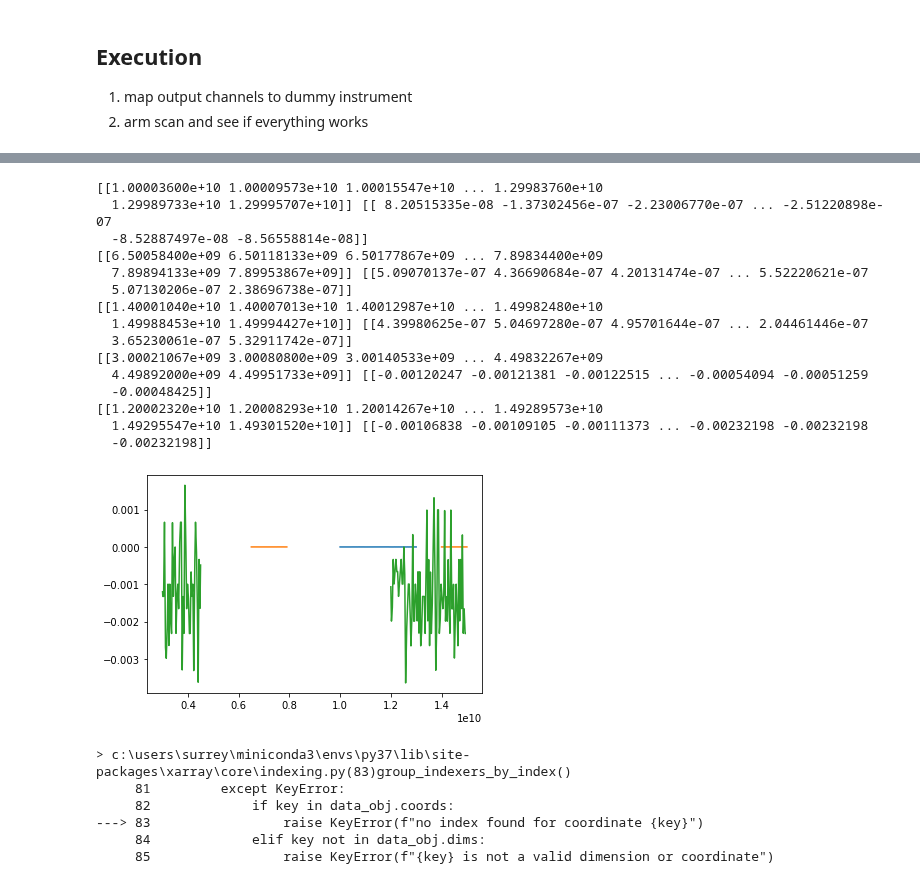
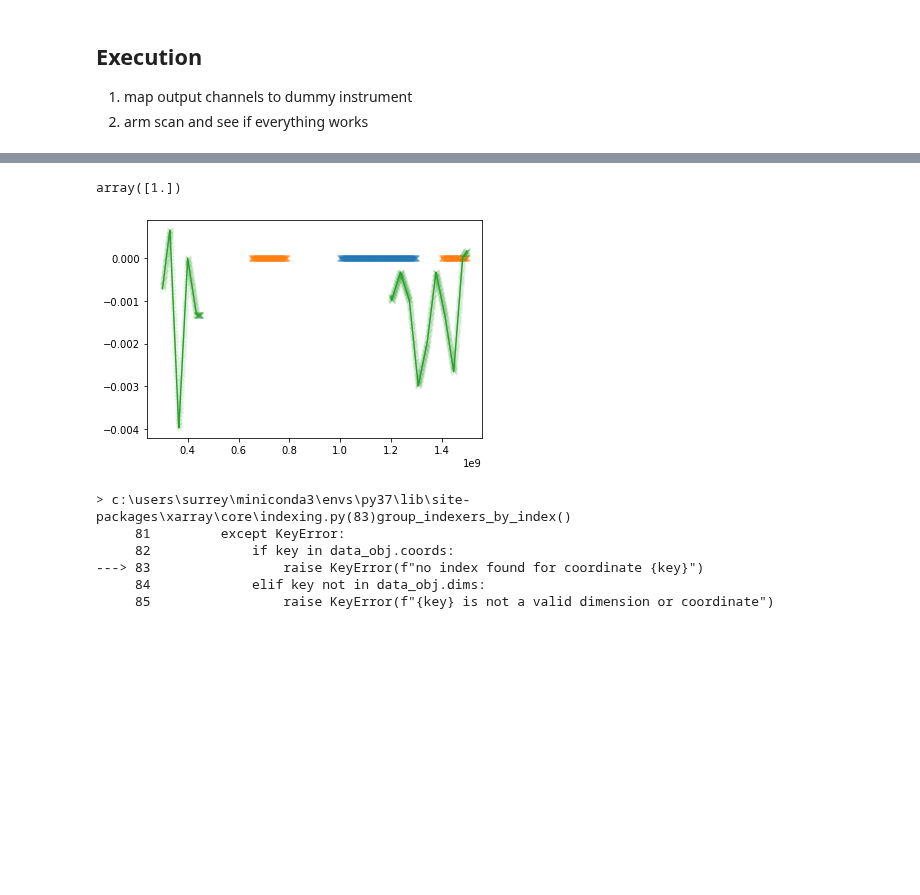
Before and after one commit to qutech/qupulse, a Jupyter notebook: qupulse/examples/zurich_instruments_lockin_mfli_daq.ipynb, the cells around one changed output, grey strips where cells are left out. Saved outputs shown, nothing was run; the diff lists cells and outputs as text; code cells hidden in the pictures; blank space fills up the shorter version.

```diff
--- a/qupulse/examples/zurich_instruments_lockin_mfli_daq.ipynb
+++ b/qupulse/examples/zurich_instruments_lockin_mfli_daq.ipynb
@@ -172,0 +175,8 @@ test_program = combined_pulse.create_program(measurement_mapping={"A":"A", "R":"
+# %%
+def plot_windows(data):
+    for j, w in enumerate(data.keys()):
+        for i, c in enumerate(data[w].keys()):
+            for e in data[w][c]:
+                plt.plot(e["time"].values.T, e.values.T, color=f"C{j}")
+                plt.scatter(e["time"].values.T, e.values.T, color=f"C{j}", marker="x", alpha=.1)
+    plt.show()
@@ -204,2 +240,3 @@ MFLI returns a total record time of {'duration': array([15.00023467])}s
 # %%
-data = my_lockin.measure_program([""])
+data = my_lockin.measure_program()
+plot_windows(data)
@@ -321,19 +294,8 @@ def plot_windows(data):
+# %%
+my_lockin.daq.progress()
+# %% [output]
+array([1.])
 # %%
-plot_windows(extracted_data)
+plot_windows(data)
 # %% [output]
-[[1.00003600e+10 1.00009573e+10 1.00015547e+10 ... 1.29983760e+10
-  1.29989733e+10 1.29995707e+10]] [[ 8.20515335e-08 -1.37302456e-07 -2.23006770e-07 ... -2.51220898e-07
-  -8.52887497e-08 -8.56558814e-08]]
-[[6.50058400e+09 6.50118133e+09 6.50177867e+09 ... 7.89834400e+09
-  7.89894133e+09 7.89953867e+09]] [[5.09070137e-07 4.36690684e-07 4.20131474e-07 ... 5.52220621e-07
-  5.07130206e-07 2.38696738e-07]]
-[[1.40001040e+10 1.40007013e+10 1.40012987e+10 ... 1.49982480e+10
-  1.49988453e+10 1.49994427e+10]] [[4.39980625e-07 5.04697280e-07 4.95701644e-07 ... 2.04461446e-07
-  3.65230061e-07 5.32911742e-07]]
-[[3.00021067e+09 3.00080800e+09 3.00140533e+09 ... 4.49832267e+09
-  4.49892000e+09 4.49951733e+09]] [[-0.00120247 -0.00121381 -0.00122515 ... -0.00054094 -0.00051259
-  -0.00048425]]
-[[1.20002320e+10 1.20008293e+10 1.20014267e+10 ... 1.49289573e+10
-  1.49295547e+10 1.49301520e+10]] [[-0.00106838 -0.00109105 -0.00111373 ... -0.00232198 -0.00232198
-  -0.00232198]]
-[figure, old version]
+[figure, new version]
```
Also changed, not shown: parts of 24 cells of this notebook, 1 other file.
